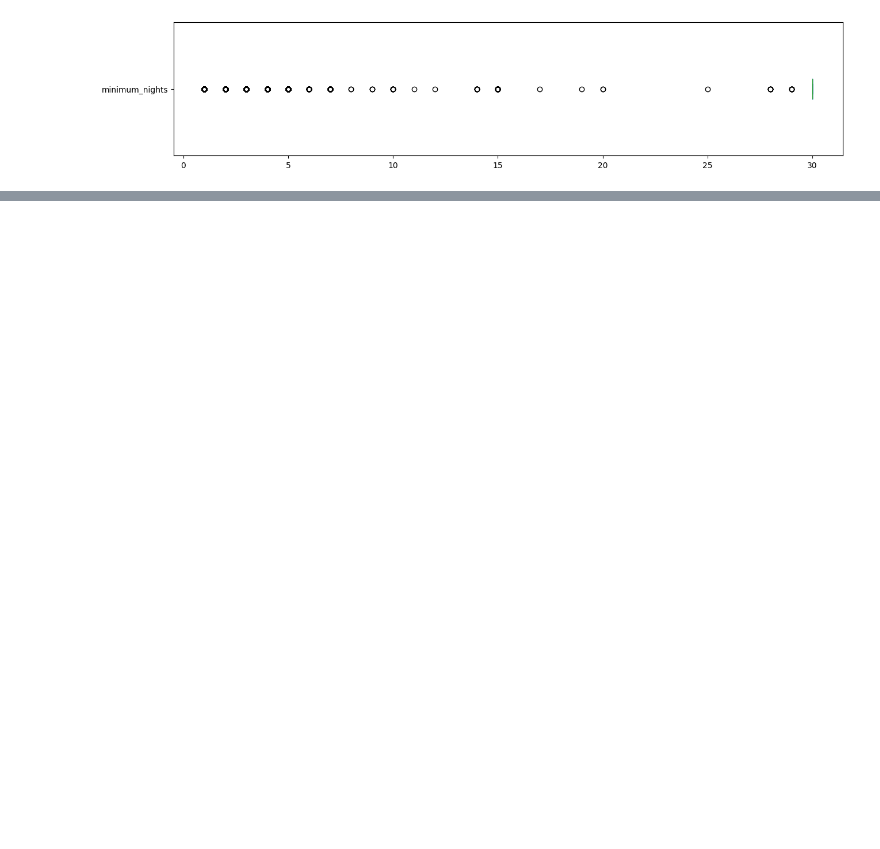
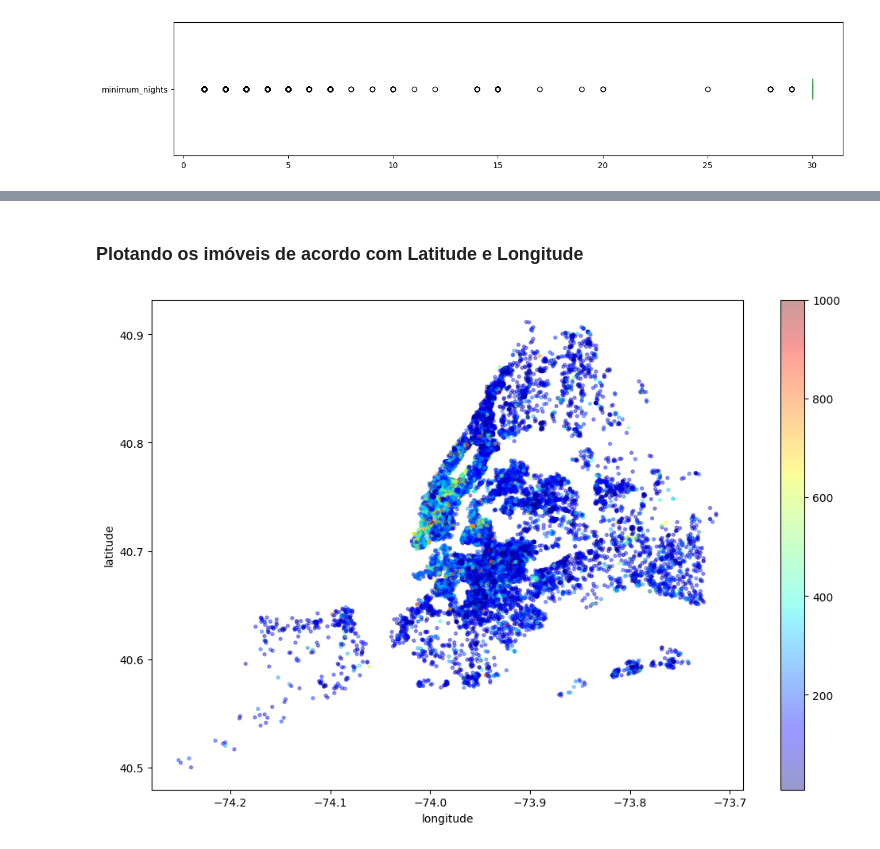
Before and after one commit to joaovitor-lemes/An-lise-Airbnb, a Jupyter notebook: Analise_de_Dados_do_Airbnb_em_Nova_York.ipynb, the cells around one changed output, grey strips where cells are left out. Drawn from its saved outputs; the diff is of its cells as text; code cells hidden in the pictures; blank space fills up the shorter version.

```diff
--- a/Analise_de_Dados_do_Airbnb_em_Nova_York.ipynb
+++ b/Analise_de_Dados_do_Airbnb_em_Nova_York.ipynb
@@ -246,0 +330,8 @@ plt.show()
+# %% [markdown]
+### **Plotando os imóveis de acordo com Latitude e Longitude**
+# %%
+# plotar os imóveis pela latitude-longitude
+df_limpo.plot(kind="scatter", x='longitude', y='latitude', alpha=0.4, c=df_limpo['price'], s=8,
+              cmap=plt.get_cmap('jet'), figsize=(12,8));
+# %% [output]
+[figure, added]
```
Also changed, not shown: parts of 13 cells of this notebook.
